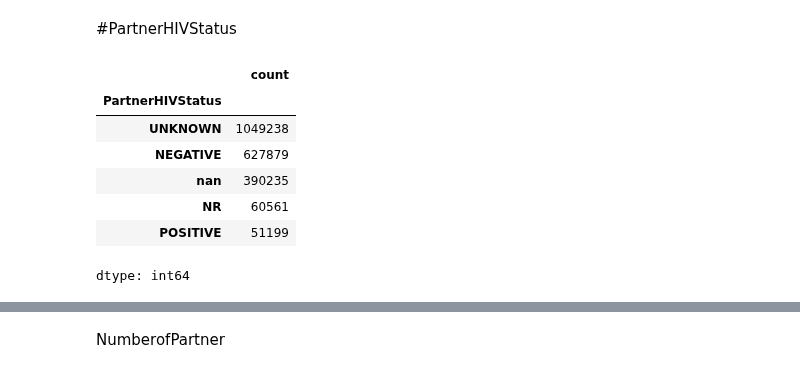
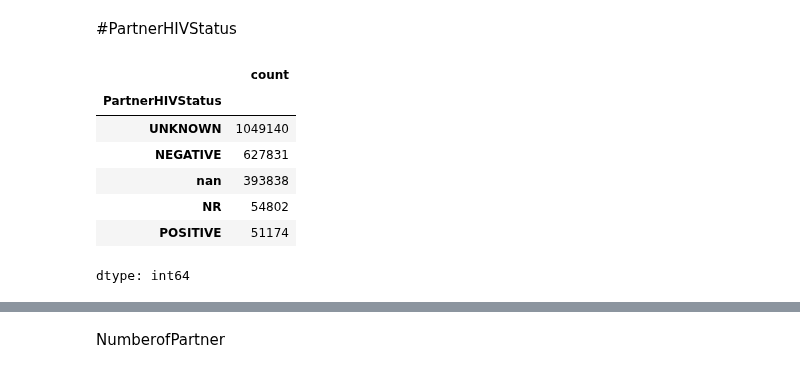
Before and after one commit to FridaOyucho/HTS-Model-, a Jupyter notebook: HTSModelDataPrep25082026.ipynb, the cells around one changed output, grey strips where cells are left out. Drawn from its saved outputs; the diff is of its cells as text; code cells hidden in the pictures.

```diff
--- a/HTSModelDataPrep25082026.ipynb
+++ b/HTSModelDataPrep25082026.ipynb
@@ -733,33 +737,0 @@ dtype: int64
-# %%
-## Relationship with Contact
-#display(hts['RelationshipWithContact'].value_counts(dropna=False))
-
-# Can be sexual, social, needle or none - create binary variables for each
-
-hts['RelationshipWithContact'] = hts['RelationshipWithContact'].astype(str).str.upper()
-
-
-def create_binary_flag(df, col_name, keyword):
-    conditions = [
-        df[col_name].str.contains(keyword, na=False),
-        ~df[col_name].isin(['NULL', '', 'NAN'])
-    ]
-    choices = ['YES', 'NO']
-    return np.select(conditions, choices, default='nan') # Changed default to 'nan' string
-
-hts['SEXUAL'] = create_binary_flag(hts, 'RelationshipWithContact', 'SEXUAL')
-hts['SOCIAL'] = create_binary_flag(hts, 'RelationshipWithContact', 'SOCIAL')
-hts['NONE'] = create_binary_flag(hts, 'RelationshipWithContact', 'NONE')
-hts['NEEDLE_SHARING'] = create_binary_flag(hts, 'RelationshipWithContact', 'NEEDLE')
-
-print("SEXUAL Distribution:")
-#display(hts['SEXUAL'].value_counts(dropna=False))
-
-print("\nSOCIAL Distribution:")
-#display(hts['SOCIAL'].value_counts(dropna=False))
-
-print("\nNONE Distribution:")
-#display(hts['NONE'].value_counts(dropna=False))
-
-print("\nNEEDLE_SHARING Distribution:")
-#display(hts['NEEDLE_SHARING'].value_counts(dropna=False))
@@ -774,10 +753,10 @@ NEEDLE_SHARING Distribution:
 # %%
-## For all sexual practice variables, if under 10 years old, then classify as NR
+## For all sexual practice variables, if under 9 years old, then classify as NR
 
 hts['EverHadSex'] = hts['EverHadSex'].astype(str).str.upper()
 
 conditions = [
-    hts['Age'] <= 10,
+    hts['Age'] <= 9,
     hts['EverHadSex'].str.contains('YES', na=False),
     hts['EverHadSex'].str.contains('NO', na=False)
 ]
@@ -800,7 +793,7 @@ Sexually Active
 
 hts['SexuallyActive'] = hts['SexuallyActive'].astype(str).str.upper()
 conditions = [
-    hts['Age']<=10,
+    hts['Age']<=9,
     hts['SexuallyActive'].str.contains('YES', na=False),
     hts['SexuallyActive'].str.contains('NO', na=False)
   ]
@@ -822,7 +829,7 @@ New Partner
 hts['NewPartner'] = hts['NewPartner'].astype(str).str.upper()
 
 conditions = [
-    hts['Age'] <= 10,
+    hts['Age'] <= 9,
     hts['NewPartner'].str.contains('YES', na=False),
     hts['NewPartner'].str.contains('NO', na=False)
 ]
@@ -851,29 +872,29 @@ display(cross_tab_sex_partner) # Data to be reviewed are those not sexually acti
 # %%
 # PartnerHIVStatus
 hts['PartnerHIVStatus'] = hts['PartnerHIVStatus'].astype(str).str.upper()
 
 conditions = [
-    hts['Age'] <= 10,
+    hts['Age'] <= 9,
     hts['PartnerHIVStatus'].str.contains('POSITIVE', na=False),
     hts['PartnerHIVStatus'].str.contains('NEGATIVE', na=False),
     hts['PartnerHIVStatus'].str.contains('UNKNOWN', na=False)
 ]
 
 choices = [
     'NR',
     'POSITIVE',
     'NEGATIVE',
     'UNKNOWN'
 ]
 
 hts['PartnerHIVStatus'] = np.select(conditions, choices, default='nan')
 display(hts['PartnerHIVStatus'].value_counts(dropna=False))
 # %% [output]
 |  | count |
 | PartnerHIVStatus |  |
-| UNKNOWN | 1049238 |
-| NEGATIVE | 627879 |
-| nan | 390235 |
-| NR | 60561 |
-| POSITIVE | 51199 |
+| UNKNOWN | 1049140 |
+| NEGATIVE | 627831 |
+| nan | 393838 |
+| NR | 54802 |
+| POSITIVE | 51174 |
 dtype: int64
```
Also changed, not shown: parts of 59 cells of this notebook.
